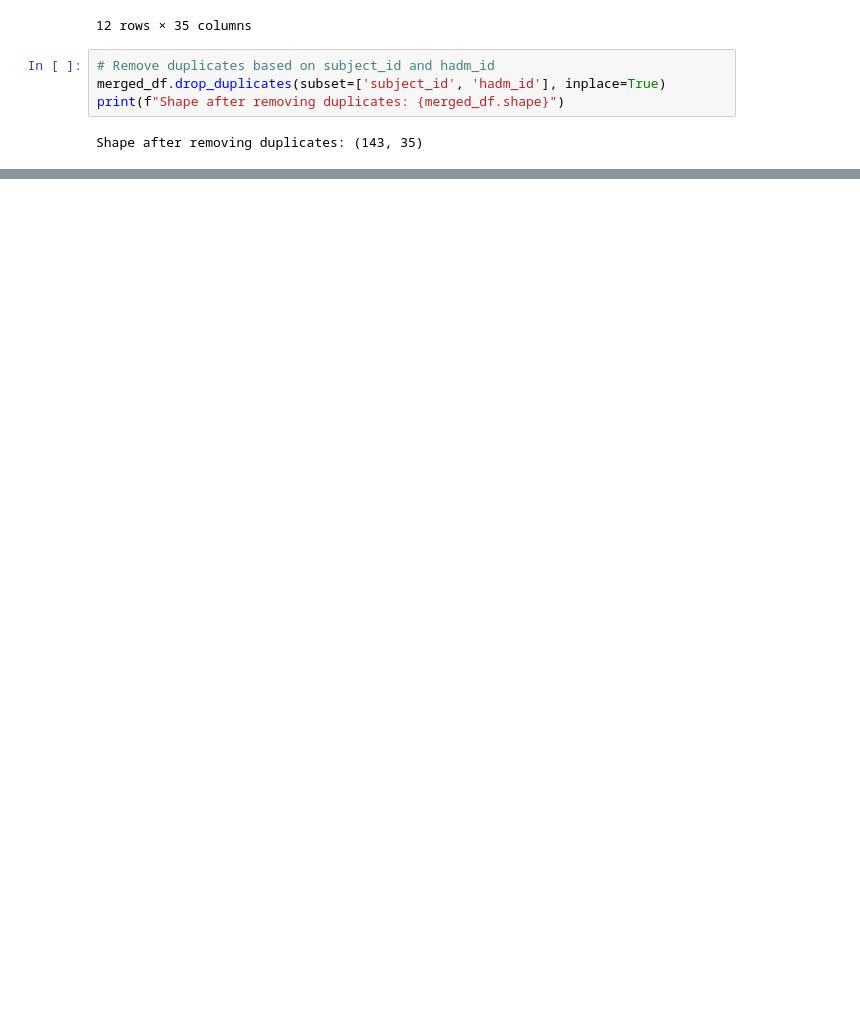
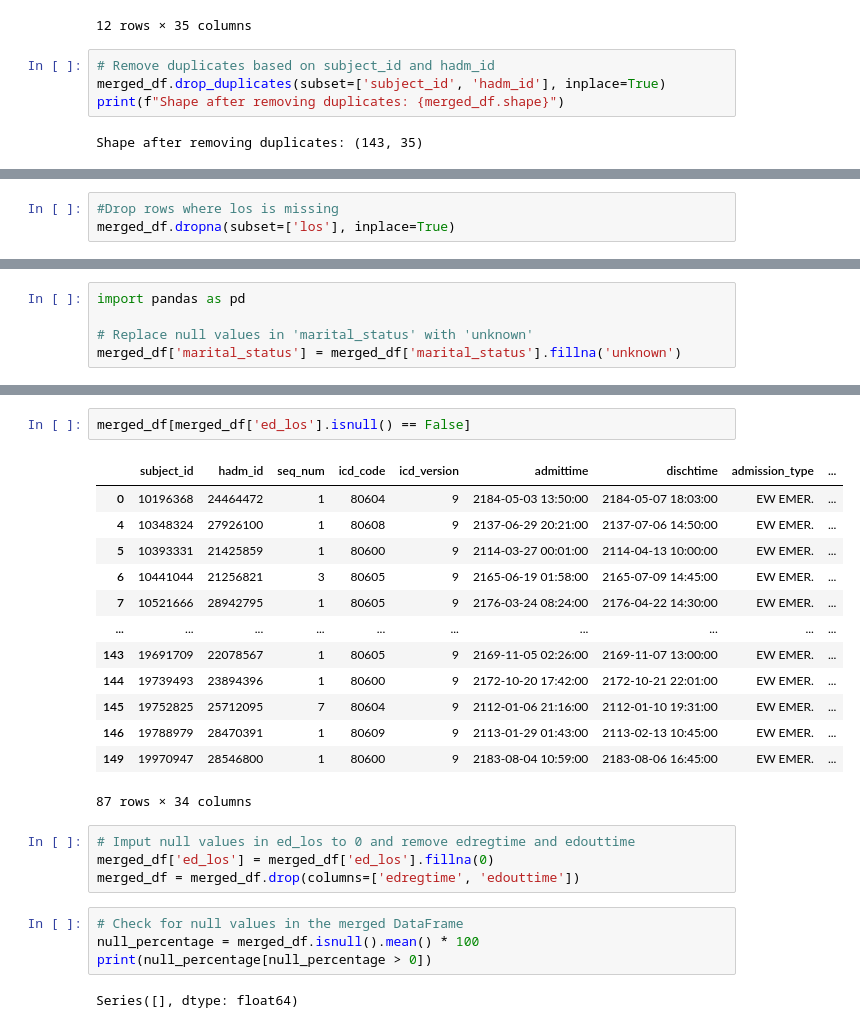
Before and after one commit to Jibu24/Predicting-ICU-LOS, a Jupyter notebook: notebooks/Data_exploration.ipynb, the cells around one changed output, grey strips where cells are left out. Drawn from its saved outputs; the diff is of its cells as text; blank space fills up the shorter version.

```diff
--- a/notebooks/Data_exploration.ipynb
+++ b/notebooks/Data_exploration.ipynb
@@ -219,0 +287,3 @@ Shape after removing duplicates: (143, 35)
+# %%
+#Drop rows where los is missing
+merged_df.dropna(subset=['los'], inplace=True)
@@ -219,0 +312,5 @@ Shape after removing duplicates: (143, 35)
+# %%
+import pandas as pd
+
+# Replace null values in 'marital_status' with 'unknown'
+merged_df['marital_status'] = merged_df['marital_status'].fillna('unknown')
@@ -219,0 +355,26 @@ Shape after removing duplicates: (143, 35)
+# %%
+merged_df[merged_df['ed_los'].isnull() == False]
+# %% [output]
+|  | subject_id | hadm_id | seq_num | icd_code | icd_version | admittime | dischtime | admission_type | ... |
+| 0 | 10196368 | 24464472 | 1 | 80604 | 9 | 2184-05-03 13:50:00 | 2184-05-07 18:03:00 | EW EMER. | ... |
+| 4 | 10348324 | 27926100 | 1 | 80608 | 9 | 2137-06-29 20:21:00 | 2137-07-06 14:50:00 | EW EMER. | ... |
+| 5 | 10393331 | 21425859 | 1 | 80600 | 9 | 2114-03-27 00:01:00 | 2114-04-13 10:00:00 | EW EMER. | ... |
+| 6 | 10441044 | 21256821 | 3 | 80605 | 9 | 2165-06-19 01:58:00 | 2165-07-09 14:45:00 | EW EMER. | ... |
+| 7 | 10521666 | 28942795 | 1 | 80605 | 9 | 2176-03-24 08:24:00 | 2176-04-22 14:30:00 | EW EMER. | ... |
+| ... | ... | ... | ... | ... | ... | ... | ... | ... | ... |
+| 143 | 19691709 | 22078567 | 1 | 80605 | 9 | 2169-11-05 02:26:00 | 2169-11-07 13:00:00 | EW EMER. | ... |
+| 144 | 19739493 | 23894396 | 1 | 80600 | 9 | 2172-10-20 17:42:00 | 2172-10-21 22:01:00 | EW EMER. | ... |
+| 145 | 19752825 | 25712095 | 7 | 80604 | 9 | 2112-01-06 21:16:00 | 2112-01-10 19:31:00 | EW EMER. | ... |
+| 146 | 19788979 | 28470391 | 1 | 80609 | 9 | 2113-01-29 01:43:00 | 2113-02-13 10:45:00 | EW EMER. | ... |
+| 149 | 19970947 | 28546800 | 1 | 80600 | 9 | 2183-08-04 10:59:00 | 2183-08-06 16:45:00 | EW EMER. | ... |
+87 rows × 34 columns
+# %%
+# Imput null values in ed_los to 0 and remove edregtime and edouttime
+merged_df['ed_los'] = merged_df['ed_los'].fillna(0)
+merged_df = merged_df.drop(columns=['edregtime', 'edouttime'])
+# %%
+# Check for null values in the merged DataFrame
+null_percentage = merged_df.isnull().mean() * 100
+print(null_percentage[null_percentage > 0])
+# %% [output]
+Series([], dtype: float64)
```
Also changed, not shown: parts of 14 cells of this notebook.
